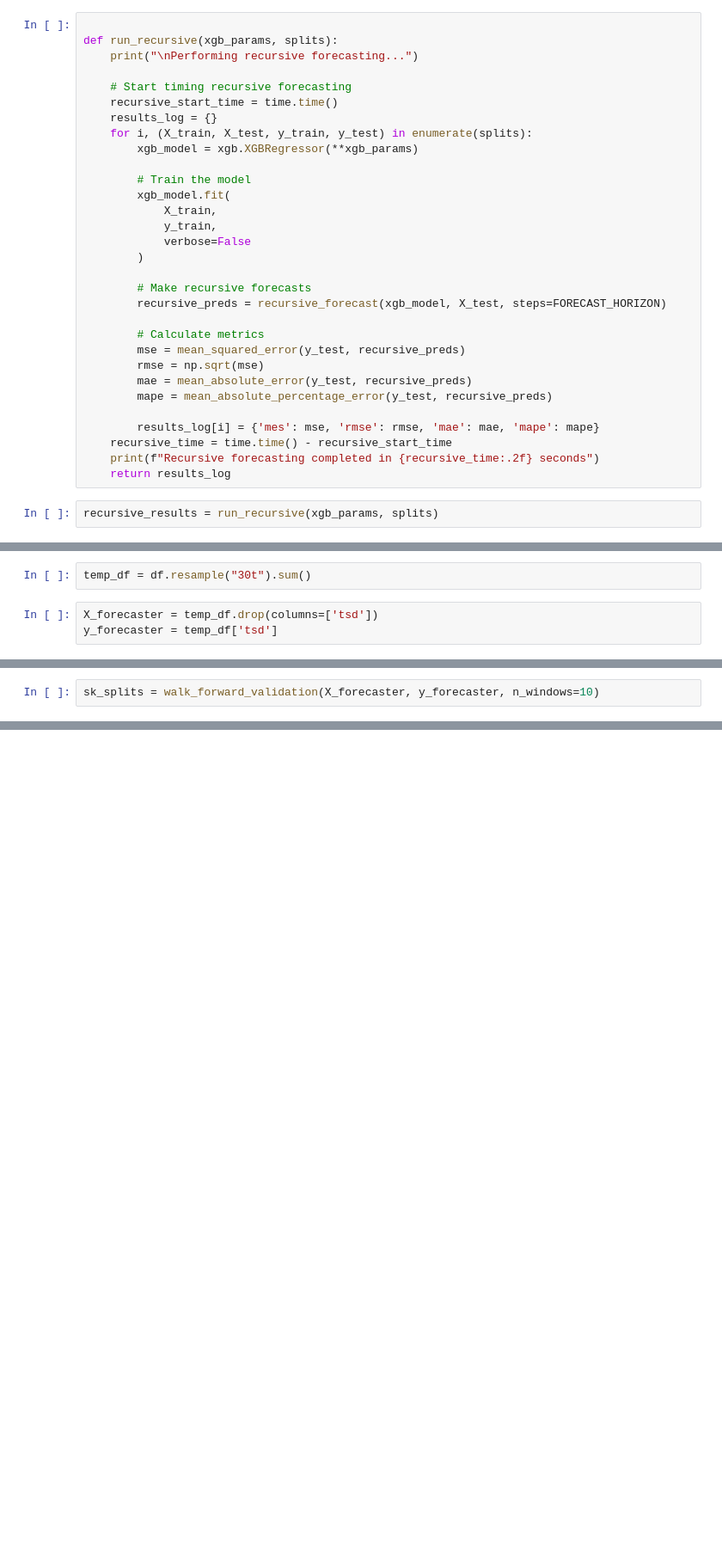
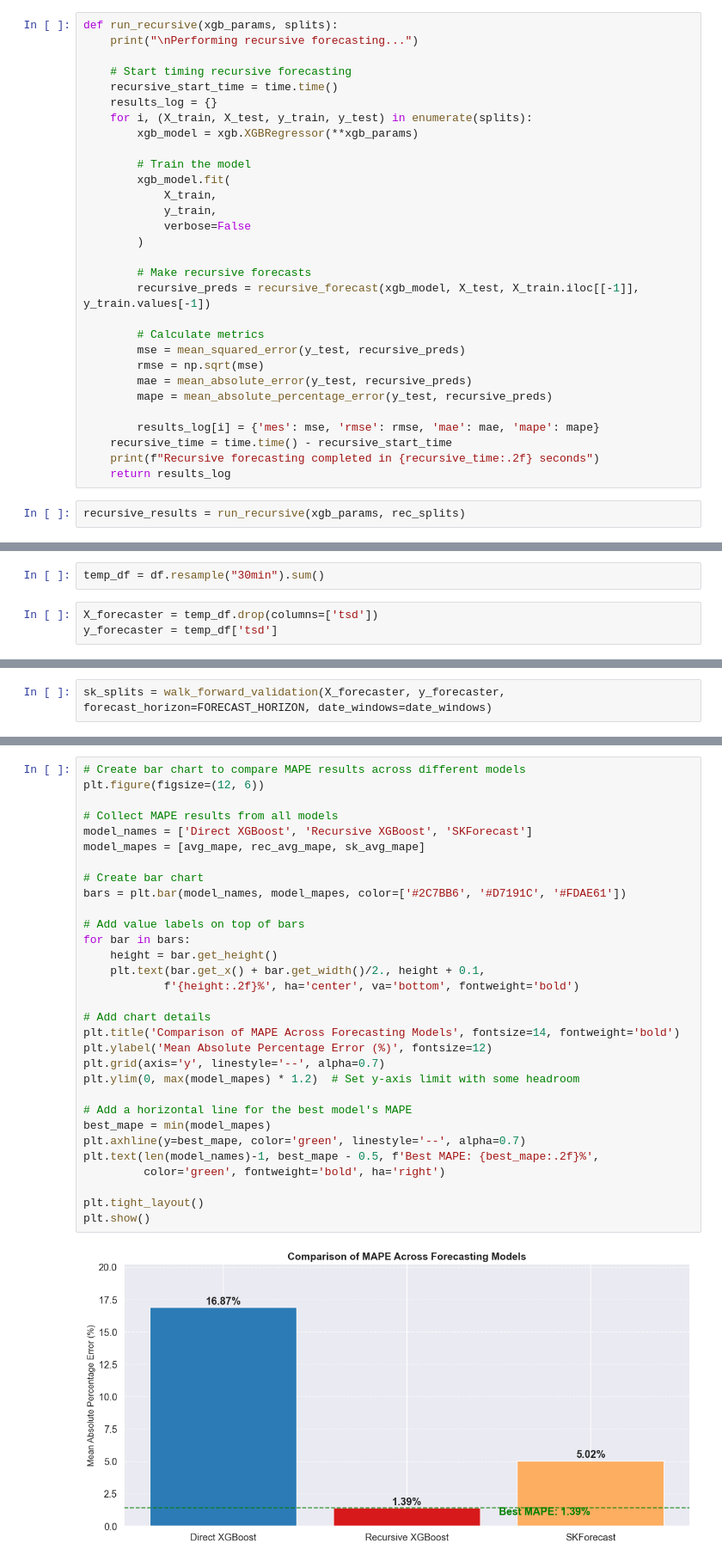
Before and after one commit to ronshrb/electricity-consumption, a Jupyter notebook: DS_Course.ipynb, the cells around one changed output, grey strips where cells are left out. Shown at 86% size. Cells and saved outputs as stored; diff of their text form; blank space fills up the shorter version.

```diff
--- a/DS_Course.ipynb
+++ b/DS_Course.ipynb
@@ -705,5 +614,4 @@ plt.show()
 # %%
-
 def run_recursive(xgb_params, splits):
     print("\nPerforming recursive forecasting...")
 
@@ -721,7 +629,7 @@ def run_recursive(xgb_params, splits):
         )
 
         # Make recursive forecasts
-        recursive_preds = recursive_forecast(xgb_model, X_test, steps=FORECAST_HORIZON)
+        recursive_preds = recursive_forecast(xgb_model, X_test, X_train.iloc[[-1]], y_train.values[-1])
 
         # Calculate metrics
         mse = mean_squared_error(y_test, recursive_preds)
@@ -734,6 +642,6 @@ def run_recursive(xgb_params, splits):
     print(f"Recursive forecasting completed in {recursive_time:.2f} seconds")
     return results_log
 # %%
-recursive_results = run_recursive(xgb_params, splits)
+recursive_results = run_recursive(xgb_params, rec_splits)
 # %% [output]
 Performing recursive forecasting...
@@ -813,5 +672,5 @@ KeyboardInterrupt:
 # %%
-temp_df = df.resample("30t").sum()
+temp_df = df.resample("30min").sum()
 # %%
 X_forecaster = temp_df.drop(columns=['tsd'])
 y_forecaster = temp_df['tsd']
@@ -820,3 +677,3 @@ y_forecaster = temp_df['tsd']
 # %%
-sk_splits = walk_forward_validation(X_forecaster, y_forecaster, n_windows=10)
+sk_splits = walk_forward_validation(X_forecaster, y_forecaster, forecast_horizon=FORECAST_HORIZON, date_windows=date_windows)
 # %% [output]
@@ -1163,0 +777,33 @@ The results highlight the trade-offs between these approaches and provide insigh
+# %%
+# Create bar chart to compare MAPE results across different models
+plt.figure(figsize=(12, 6))
+
+# Collect MAPE results from all models
+model_names = ['Direct XGBoost', 'Recursive XGBoost', 'SKForecast']
+model_mapes = [avg_mape, rec_avg_mape, sk_avg_mape]
+
+# Create bar chart
+bars = plt.bar(model_names, model_mapes, color=['#2C7BB6', '#D7191C', '#FDAE61'])
+
+# Add value labels on top of bars
+for bar in bars:
+    height = bar.get_height()
+    plt.text(bar.get_x() + bar.get_width()/2., height + 0.1,
+            f'{height:.2f}%', ha='center', va='bottom', fontweight='bold')
+
+# Add chart details
+plt.title('Comparison of MAPE Across Forecasting Models', fontsize=14, fontweight='bold')
+plt.ylabel('Mean Absolute Percentage Error (%)', fontsize=12)
+plt.grid(axis='y', linestyle='--', alpha=0.7)
+plt.ylim(0, max(model_mapes) * 1.2)  # Set y-axis limit with some headroom
+
+# Add a horizontal line for the best model's MAPE
+best_mape = min(model_mapes)
+plt.axhline(y=best_mape, color='green', linestyle='--', alpha=0.7)
+plt.text(len(model_names)-1, best_mape - 0.5, f'Best MAPE: {best_mape:.2f}%',
+         color='green', fontweight='bold', ha='right')
+
+plt.tight_layout()
+plt.show()
+# %% [output]
+[figure, added]
```
Also changed, not shown: parts of 65 cells of this notebook, 1 other file.
